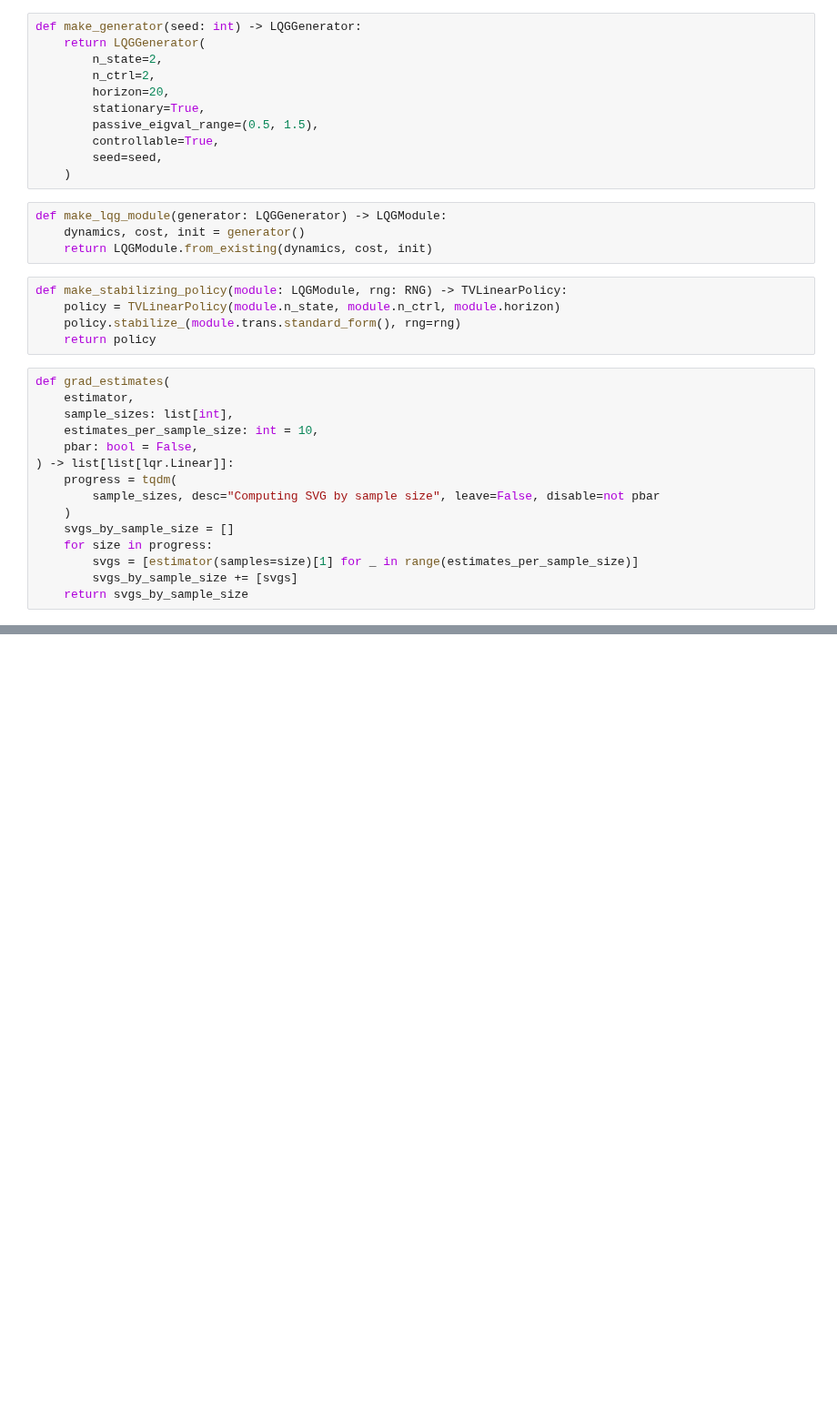
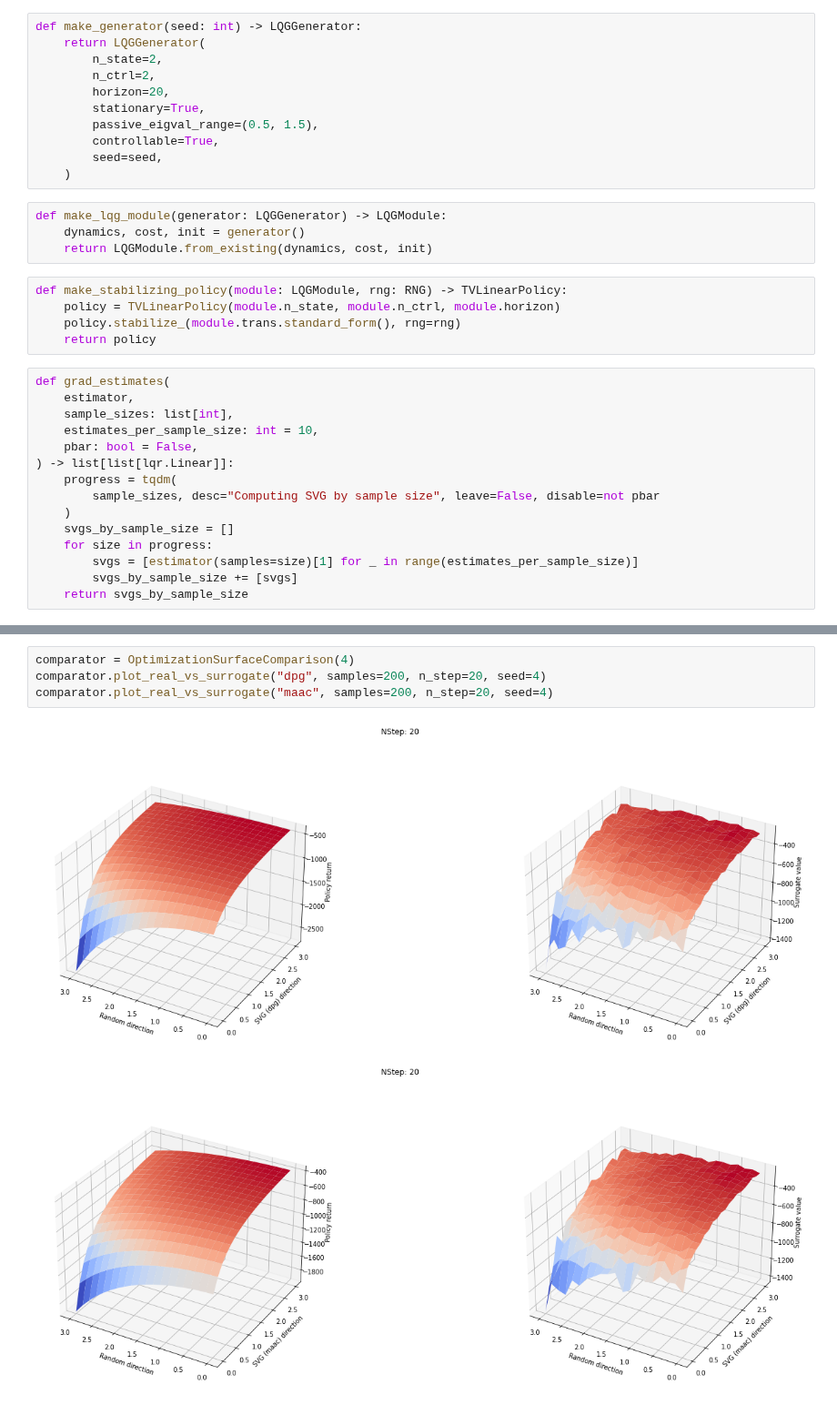
Before and after one commit to 0xangelo/LQSVG, a Jupyter notebook: experiments/k-step_svg.ipynb, the cells around one changed output, grey strips where cells are left out. Shown at 91% size. Saved outputs shown, nothing was run; the diff lists cells and outputs as text; blank space fills up the shorter version.

```diff
--- a/experiments/k-step_svg.ipynb
+++ b/experiments/k-step_svg.ipynb
@@ -156,0 +304,7 @@ class EstimatorComparison:
+# %%
+comparator = OptimizationSurfaceComparison(4)
+comparator.plot_real_vs_surrogate("dpg", samples=200, n_step=20, seed=4)
+comparator.plot_real_vs_surrogate("maac", samples=200, n_step=20, seed=4)
+# %% [output]
+[figure, added]
+[figure, added]
```
Also changed, not shown: parts of 13 cells of this notebook, 1 other file.
